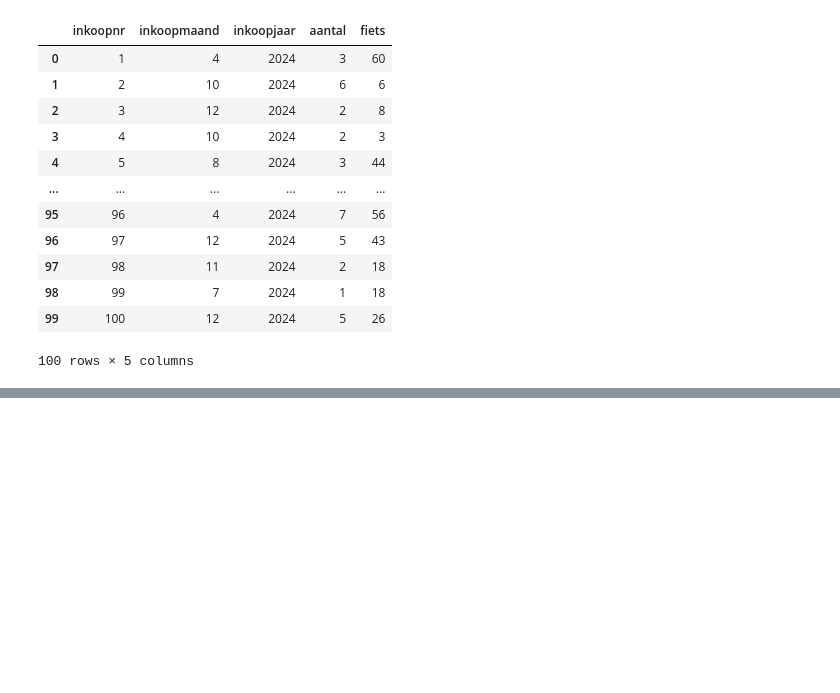
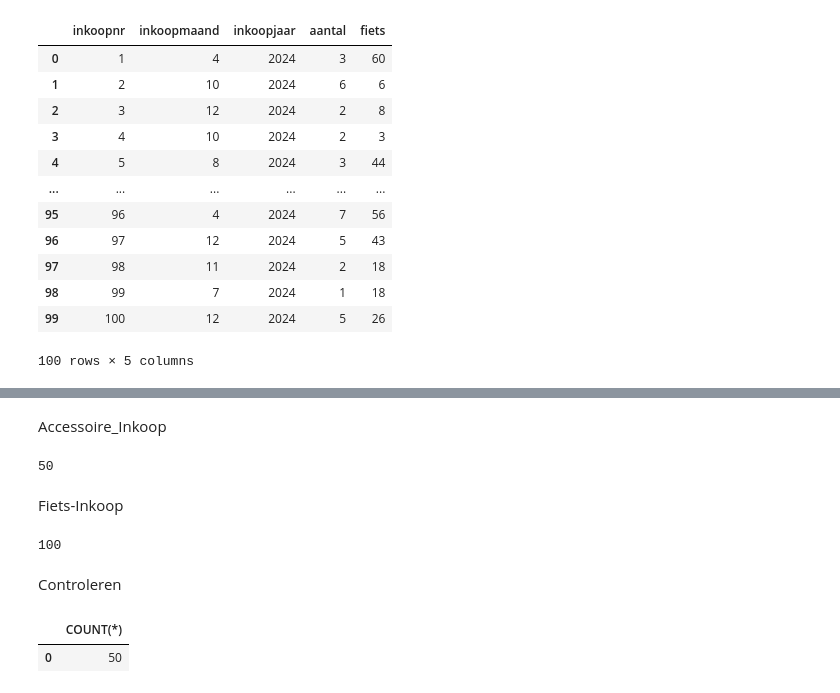
Before and after one commit to Sofia-bit-2025/HBO-ICT-SEM4-DEAI, a Jupyter notebook: week 3/DEAI - DATA ENGINEERING WC Source Data Model Implementation/week3_etl.ipynb, the cells around one changed output, grey strips where cells are left out. Drawn from its saved outputs; the diff is of its cells as text; code cells hidden in the pictures; blank space fills up the shorter version.

```diff
--- a/week 3/DEAI - DATA ENGINEERING WC Source Data Model Implementation/week3_etl.ipynb
+++ b/week 3/DEAI - DATA ENGINEERING WC Source Data Model Implementation/week3_etl.ipynb
@@ -420,0 +515,23 @@ pd.read_sql("SELECT * FROM Fiets_Inkoop", conn_sdm)
+# %% [markdown]
+Accessoire_Inkoop
+# %%
+df = pd.read_sql("SELECT * FROM Accessoire_Inkoop", conn_ai)
+df.to_sql("Accessoire_Inkoop", conn_sdm, if_exists="append", index=False)
+# %% [output]
+50
+# %% [markdown]
+Fiets-Inkoop
+# %%
+df = pd.read_sql("SELECT * FROM Fiets_Inkoop", conn_fi)
+df.to_sql("Fiets_Inkoop", conn_sdm, if_exists="append", index=False)
+# %% [output]
+100
+# %% [markdown]
+Controleren
+# %%
+pd.read_sql("SELECT COUNT(*) FROM Klant", conn_sdm)
+pd.read_sql("SELECT COUNT(*) FROM Fiets_Verkoop", conn_sdm)
+pd.read_sql("SELECT COUNT(*) FROM Onderhoud", conn_sdm)
+# %% [output]
+|  | COUNT(*) |
+| 0 | 50 |
```
Also changed, not shown: parts of 28 cells of this notebook, 8 other files.
